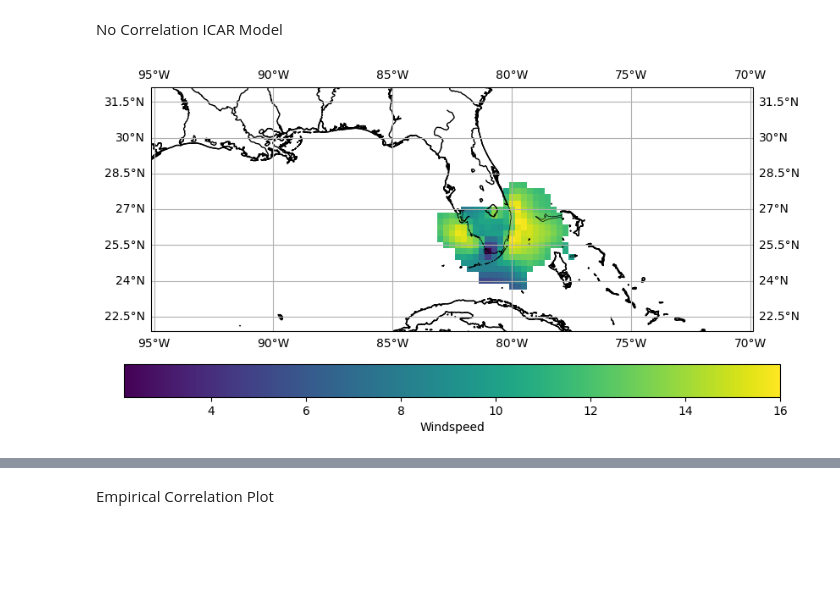
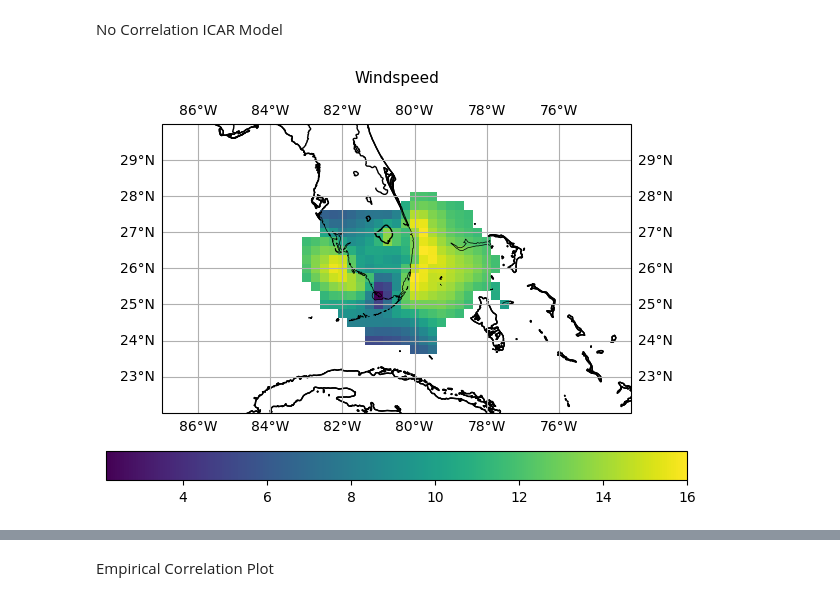
Before and after one commit to MujtaGit/Extreme_Weather_Correlation, a Jupyter notebook: post_icar.ipynb, the cells around one changed output, grey strips where cells are left out. Cells and saved outputs as stored; diff of their text form; code cells hidden in the pictures; blank space fills up the shorter version.

```diff
--- a/post_icar.ipynb
+++ b/post_icar.ipynb
@@ -53,7 +53,7 @@ for i in range(len(lat)):
             combined_mask.loc[(lat[i], lon[j])] = False
 
         # Set to True if within the specified bounds (25 <= lon <= 27, 79 <= lat <= 83)
-        if 25 <= lat[i] <= 27 and -82 <= lon[j] <= -79:
+        if 25 <= lat[i] <= 27.5 and -82.5 <= lon[j] <= -79:
 
             combined_mask.loc[(lat[i], lon[j])] = True
 # %%
@@ -73,33 +73,33 @@ data_grid = temp.values
 # %%
 fig, ax = plt.subplots(figsize=(10, 5),
                        subplot_kw={'projection': ccrs.PlateCarree()})
 
-#ax.set_extent([-70, -95, 32, 22])
+ax.set_extent([-87, -74, 22, 30], crs=ccrs.PlateCarree())
 
 ax.add_feature(cfeature.COASTLINE, linewidth=0.5, edgecolor='black')
 ax.add_feature(cfeature.BORDERS, linestyle=':', linewidth=0.5, edgecolor='black')
 ax.add_feature(cfeature.LAND, edgecolor='black', facecolor='none')
 ax.add_feature(cfeature.OCEAN, edgecolor='black', facecolor='none')
 ax.add_feature(cfeature.LAKES, edgecolor='black', facecolor='none')
 ax.add_feature(cfeature.RIVERS, edgecolor='black')
 
 heatmap = ax.pcolormesh(lon, lat, data_grid, cmap='viridis', transform=ccrs.PlateCarree())
 
 # Add a colorbar
-cbar = plt.colorbar(heatmap, ax=ax, orientation='horizontal', pad=0.1)
-cbar.set_label('Windspeed')
+cbar = plt.colorbar(heatmap, ax=ax, orientation='horizontal', shrink=0.75, pad=0.1)
+#cbar.set_label('Windspeed')
 
 # Add gridlines
 ax.gridlines(draw_labels=True)
 
+ax.set_title(f'Windspeed', fontsize=11, pad=15)
+ax.set_xlabel('Longitude', fontsize=12)
+ax.set_ylabel('Latitude', fontsize=12);
+
 # Show the plot
 plt.show()
-
-ax.set_title(f'Correlation between ws10 and tp', fontsize=16)
-ax.set_xlabel('Longitude', fontsize=12)
-ax.set_ylabel('Latitude', fontsize=12);
 # %% [output]
-[figure, old version]
+[figure, new version]
 # %%
 phi1_icar = pd.read_csv("post_icar_data/one_variable/mu1.csv")
 
```
Also changed, not shown: parts of 50 cells of this notebook, 24 other files.
